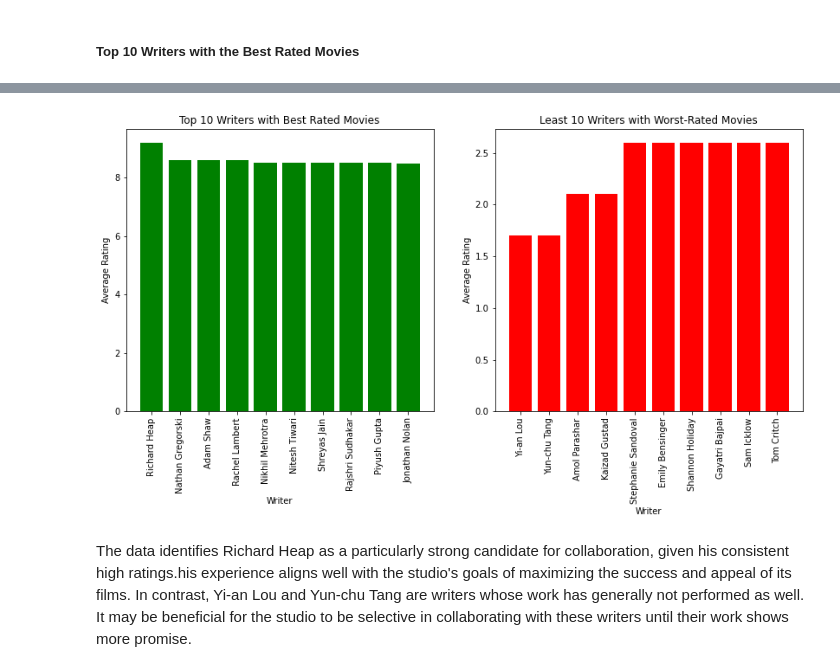
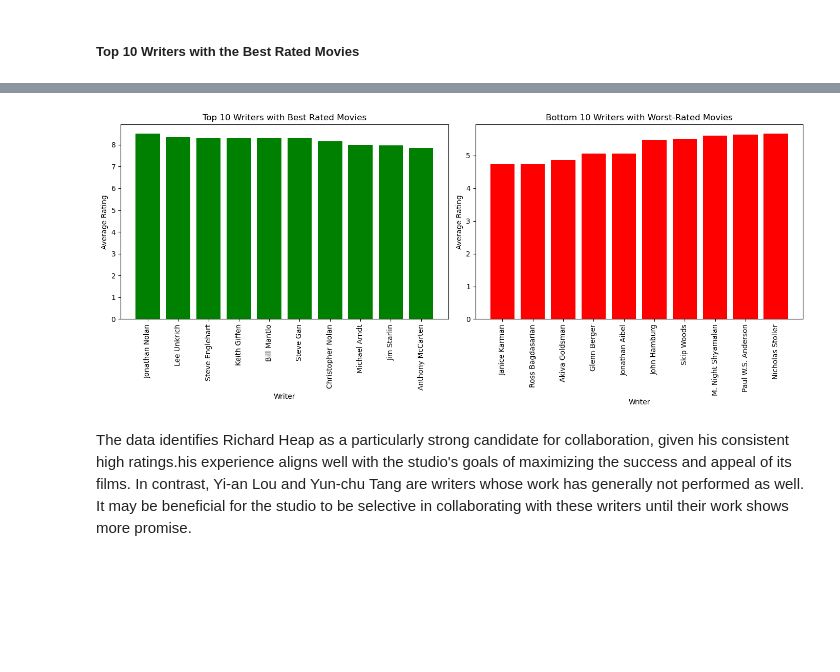
Before and after one commit to Luwate/dsc-phase-2-project-v3, a Jupyter notebook: student.ipynb, the cells around one changed output, grey strips where cells are left out. Saved outputs shown, nothing was run; the diff lists cells and outputs as text; code cells hidden in the pictures; blank space fills up the shorter version.

```diff
--- a/student.ipynb
+++ b/student.ipynb
@@ -1020,2 +1019,2 @@ from scipy import stats
 # %%
-df = pd.read_csv('cleaned_data.csv')
+df = pd.read_csv('finalData/cleaned_data.csv')
@@ -1135,2 +1155,12 @@ plt.show()
 # %% [markdown]
 ##### Top 10 Writers with the Best Rated Movies
+# %%
+temp = df[df['language'] == 'en']
+# %%
+writer_df = temp.drop_duplicates(subset=['writer', 'movie_id'])
+# We take the writers that produce movies originally written in English
+writer_counts = writer_df['writer'].value_counts()
+writers_3_or_more = writer_counts[writer_counts >= 2].index
+
+# Step 3: Filter the DataFrame to keep only those writers
+filtered_writer_df = writer_df[writer_df['writer'].isin(writers_3_or_more)]
@@ -1137,32 +1183,34 @@ plt.show()
 # %%
 # Group data by writers and calculate average rating of each writers movies
-top_writers = df.groupby('writer')['averagerating'].mean().reset_index()
+
+top_writers = filtered_writer_df.groupby('writer')['averagerating'].mean().reset_index()
 
 #Sort the values to get the top 10 writers with the best ratings
 top_writers = top_writers.sort_values(by='averagerating', ascending=False)
 poor_writers = top_writers.sort_values(by='averagerating', ascending=True)
 
 # Top 10 writers
 top_10_writers = top_writers.head(10)
 least_10_writers = poor_writers.head(10)
 
 # Plot 2 graphs (one showing writers with the best rated movies, the other showing writers with poorly rated movies)
 fig, axs = plt.subplots(1,2, figsize=(14, 6))
 axs[0].bar(top_10_writers['writer'], top_10_writers['averagerating'], color='green')
 axs[0].set_xlabel('Writer')
 axs[0].set_ylabel('Average Rating')
 axs[0].set_title('Top 10 Writers with Best Rated Movies')
 axs[0].tick_params(axis='x', rotation=90)
 
 axs[1].bar(least_10_writers['writer'], least_10_writers['averagerating'], color='red')
 axs[1].set_xlabel('Writer')
 axs[1].set_ylabel('Average Rating')
-axs[1].set_title('Least 10 Writers with Worst-Rated Movies')
+axs[1].set_title('Bottom 10 Writers with Worst-Rated Movies')
 axs[1].tick_params(axis='x', rotation=90)
-
+plt.tight_layout()
+plt.savefig('images/top_writers.jpeg')
 plt.show()
 # %% [output]
-[figure, old version]
+[figure, new version]
 # %% [markdown]
 The data identifies Richard Heap as a particularly strong candidate for collaboration, given his consistent high ratings.his experience aligns well with the studio's goals of maximizing the success and appeal of its films. In contrast, Yi-an Lou and Yun-chu Tang are writers whose work has generally not performed as well. It may be beneficial for the studio to be selective in collaborating with these writers until their work shows more promise.
 # %% [markdown]
```
Also changed, not shown: parts of 43 cells of this notebook, 7 other files.
